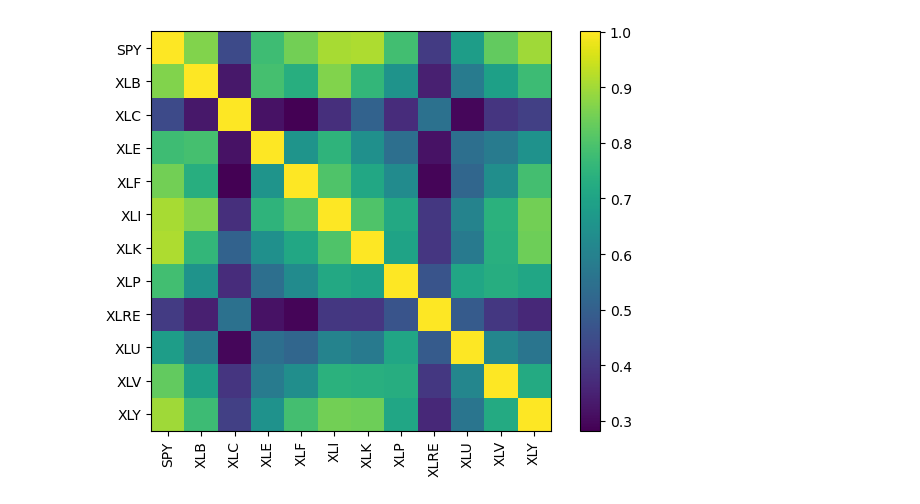
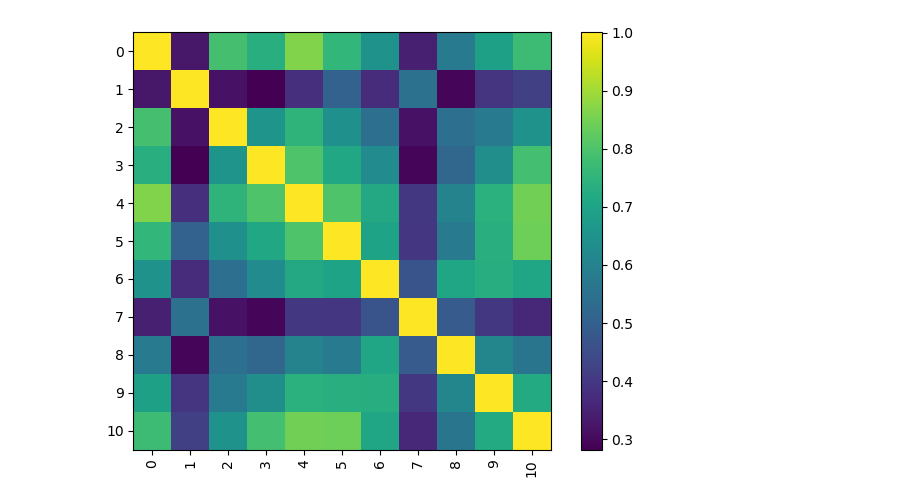
Before and after one commit to AP-03/DRL-Portfolio-Optimisation, a Jupyter notebook: MV_no_lookback.ipynb, the cells around one changed output. Drawn from its saved outputs; the diff is of its cells as text; code cells hidden in the pictures.

```diff
--- a/MV_no_lookback.ipynb
+++ b/MV_no_lookback.ipynb
@@ -49,11 +57,28 @@ prices[(prices.index >= "2006-01-01") & (prices.index <= "2021-12-31")].plot(fig
-# %%
-import pypfopt
-from pypfopt import risk_models
-from pypfopt import plotting
-
-sample_cov = risk_models.sample_cov(prices, frequency=252)
-S = risk_models.CovarianceShrinkage(prices).ledoit_wolf()
-plotting.plot_covariance(S, plot_correlation=True);
-# %% [output]
-[figure, removed]
+# %%
+import numpy as np
+import pandas as pd
+from pypfopt import expected_returns, risk_models, plotting
+from pypfopt.efficient_frontier import EfficientFrontier
+
+# === PSD Fix Function ===
+def make_psd(matrix):
+    eigvals, eigvecs = np.linalg.eigh(matrix)
+    eigvals[eigvals < 0] = 0.0
+    psd_matrix = eigvecs @ np.diag(eigvals) @ eigvecs.T
+    psd_matrix = (psd_matrix + psd_matrix.T) / 2  # Ensure symmetry
+    return psd_matrix
+
+# === Step 1: Get expected returns ===
+mu = expected_returns.mean_historical_return(prices)
+# mu = expected_returns.capm_return(prices)
+
+# === Step 2: Ledoit-Wolf shrinkage covariance ===
+shrinked_cov = risk_models.CovarianceShrinkage(prices).ledoit_wolf()
+
+# === Step 3: Enforce PSD ===
+psd_cov = make_psd(shrinked_cov)
+
+plotting.plot_covariance(psd_cov, plot_correlation=True);
+# %% [output]
+[figure, added]
 # %%
```
Also changed, not shown: parts of 5 cells of this notebook.
